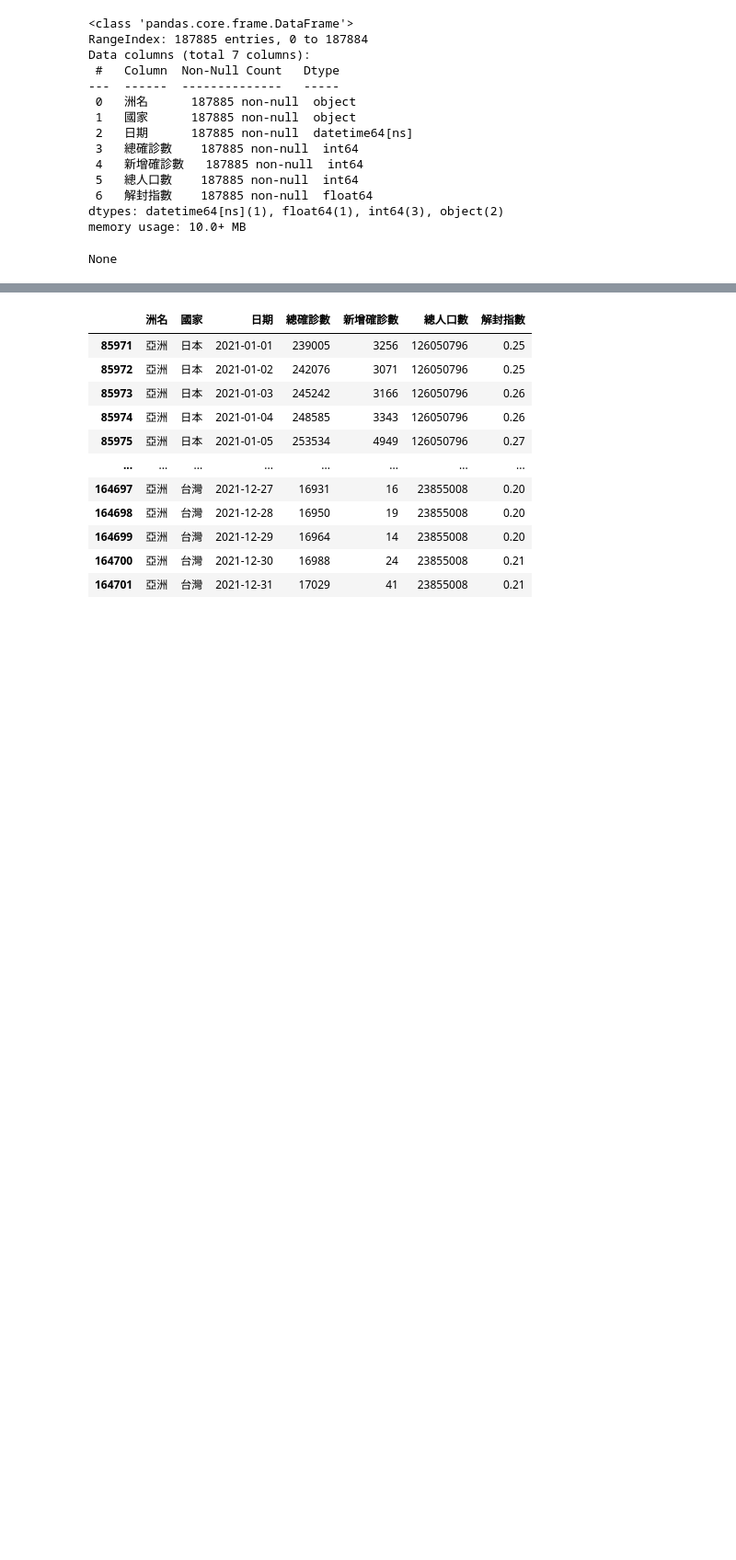
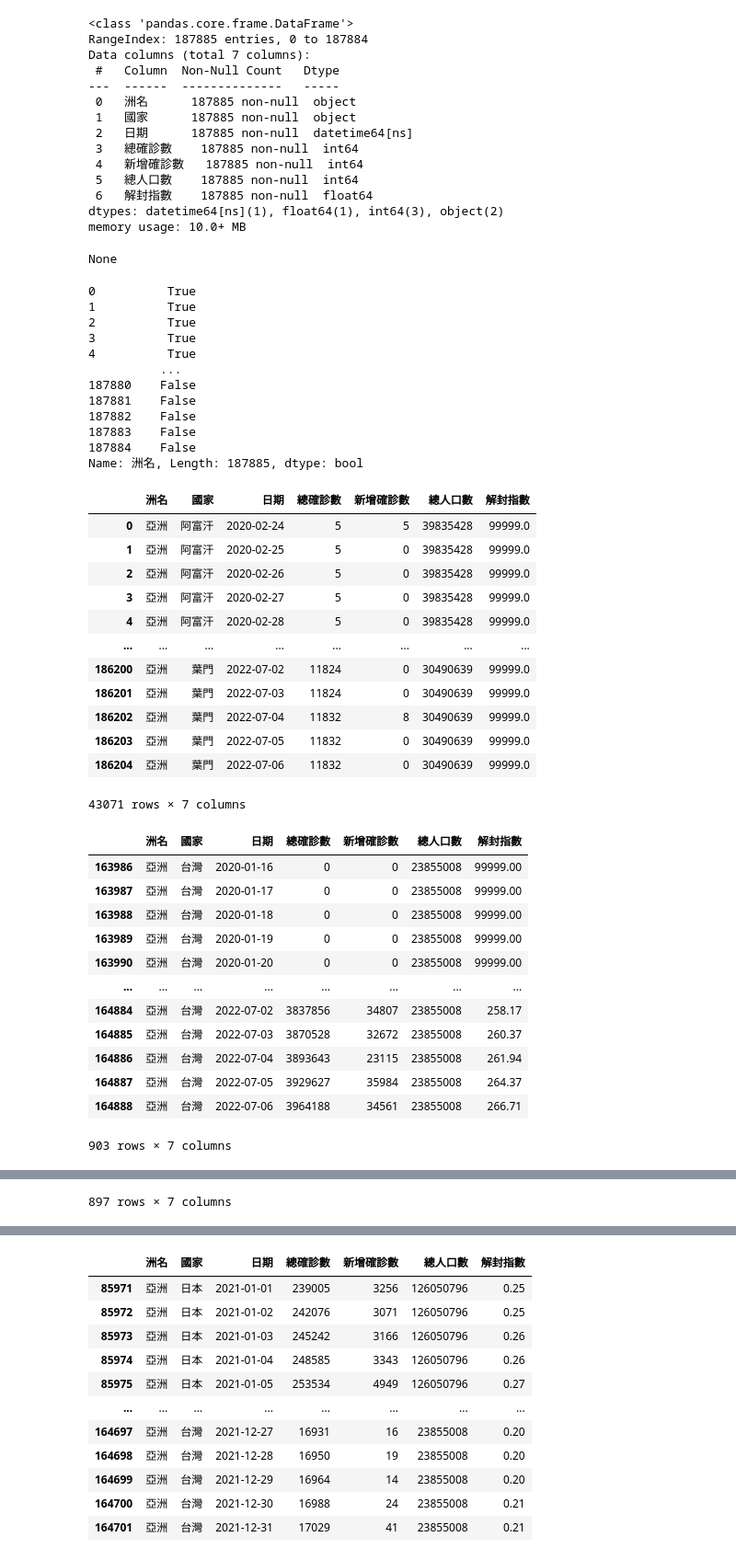
Before and after one commit to EsterWang65/PythonClass, a Jupyter notebook: 0111LESSON18/0111LESSON18.ipynb, the cells around one changed output, grey strips where cells are left out. Shown at 92% size. Drawn from its saved outputs; the diff is of its cells as text; code cells hidden in the pictures; blank space fills up the shorter version.

```diff
--- a/0111LESSON18/0111LESSON18.ipynb
+++ b/0111LESSON18/0111LESSON18.ipynb
@@ -68,3 +68,54 @@ Data columns (total 7 columns):
 dtypes: datetime64[ns](1), float64(1), int64(3), object(2)
 memory usage: 10.0+ MB
 None
+# %%
+##抓取資料
+'''DataFrame搜尋value的方式有兩種，一種為使用subscript[]搭配條件運算子搜尋(subscript[[bool]])，另一種為使用query()搜尋。
+DataFrame物件名稱.query(expr): a method that query the columns of a DataFrame with a boolean expression.
+會回傳DataFrame或None(參數inplace = True)，其中參數expr(運算式)代表The query string to evaluate.注意：只能為str。
+寫法：DataFrame物件名稱.query('欄位名稱+條件運算子+欲比對的值')，注意：「欲比對的值」若為str，則要再加上雙引號將其包裹。
+使用query的好處為可在()加入多個條件，使用上比subscript靈活。'''
+
+display(df2["洲名"] == "亞洲")  #使用subscript搭配條件運算子搜尋，會回傳bool的Series
+display(df2[df2["洲名"] == "亞洲"])  #使用subscript搭條件運算子搜尋並抓取資料，會回傳DataFrame，注意：不會更改原DataFrame，僅抓取資料
+display(df2.query('國家 == "台灣"'))  #使用query()搜尋並抓取資料
+display(df2.query('國家 == "日本"'))  ##使用query()搜尋並抓取資料
+# %% [output]
+0          True
+1          True
+2          True
+3          True
+4          True
+          ...
+187880    False
+187881    False
+187882    False
+187883    False
+187884    False
+Name: 洲名, Length: 187885, dtype: bool
+|  | 洲名 | 國家 | 日期 | 總確診數 | 新增確診數 | 總人口數 | 解封指數 |
+| 0 | 亞洲 | 阿富汗 | 2020-02-24 | 5 | 5 | 39835428 | 99999.0 |
+| 1 | 亞洲 | 阿富汗 | 2020-02-25 | 5 | 0 | 39835428 | 99999.0 |
+| 2 | 亞洲 | 阿富汗 | 2020-02-26 | 5 | 0 | 39835428 | 99999.0 |
+| 3 | 亞洲 | 阿富汗 | 2020-02-27 | 5 | 0 | 39835428 | 99999.0 |
+| 4 | 亞洲 | 阿富汗 | 2020-02-28 | 5 | 0 | 39835428 | 99999.0 |
+| ... | ... | ... | ... | ... | ... | ... | ... |
+| 186200 | 亞洲 | 葉門 | 2022-07-02 | 11824 | 0 | 30490639 | 99999.0 |
+| 186201 | 亞洲 | 葉門 | 2022-07-03 | 11824 | 0 | 30490639 | 99999.0 |
+| 186202 | 亞洲 | 葉門 | 2022-07-04 | 11832 | 8 | 30490639 | 99999.0 |
+| 186203 | 亞洲 | 葉門 | 2022-07-05 | 11832 | 0 | 30490639 | 99999.0 |
+| 186204 | 亞洲 | 葉門 | 2022-07-06 | 11832 | 0 | 30490639 | 99999.0 |
+43071 rows × 7 columns
+|  | 洲名 | 國家 | 日期 | 總確診數 | 新增確診數 | 總人口數 | 解封指數 |
+| 163986 | 亞洲 | 台灣 | 2020-01-16 | 0 | 0 | 23855008 | 99999.00 |
+| 163987 | 亞洲 | 台灣 | 2020-01-17 | 0 | 0 | 23855008 | 99999.00 |
+| 163988 | 亞洲 | 台灣 | 2020-01-18 | 0 | 0 | 23855008 | 99999.00 |
+| 163989 | 亞洲 | 台灣 | 2020-01-19 | 0 | 0 | 23855008 | 99999.00 |
+| 163990 | 亞洲 | 台灣 | 2020-01-20 | 0 | 0 | 23855008 | 99999.00 |
+| ... | ... | ... | ... | ... | ... | ... | ... |
+| 164884 | 亞洲 | 台灣 | 2022-07-02 | 3837856 | 34807 | 23855008 | 258.17 |
+| 164885 | 亞洲 | 台灣 | 2022-07-03 | 3870528 | 32672 | 23855008 | 260.37 |
+| 164886 | 亞洲 | 台灣 | 2022-07-04 | 3893643 | 23115 | 23855008 | 261.94 |
+| 164887 | 亞洲 | 台灣 | 2022-07-05 | 3929627 | 35984 | 23855008 | 264.37 |
+| 164888 | 亞洲 | 台灣 | 2022-07-06 | 3964188 | 34561 | 23855008 | 266.71 |
+903 rows × 7 columns
@@ -71 +134,2 @@ None
+897 rows × 7 columns
 # %%
```
Also changed, not shown: parts of 5 cells of this notebook.
